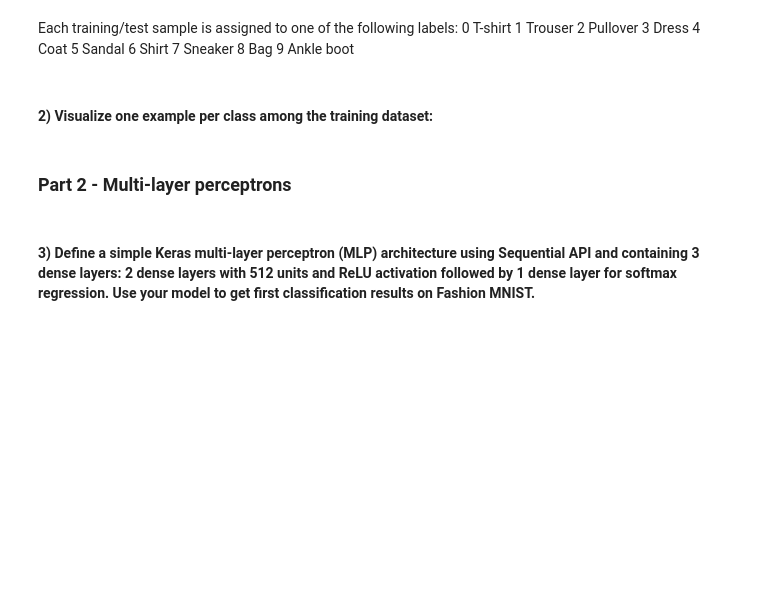
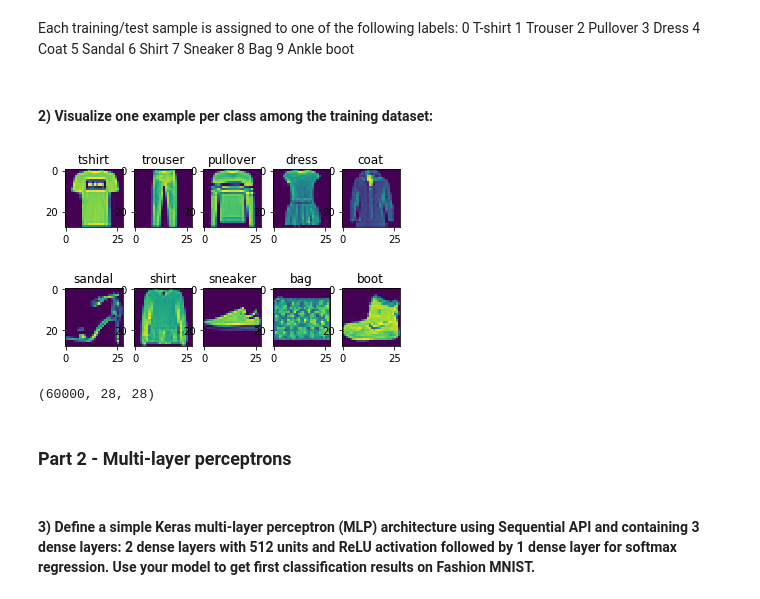
Before and after one commit to iqdecay/DeepLearning, a Jupyter notebook: LabSession5-CNN_Fashion-MNIST-student.ipynb, the cells around one changed output. Cells and saved outputs as stored; diff of their text form; code cells hidden in the pictures; blank space fills up the shorter version.

```diff
--- a/LabSession5-CNN_Fashion-MNIST-student.ipynb
+++ b/LabSession5-CNN_Fashion-MNIST-student.ipynb
@@ -40,3 +54,17 @@ import matplotlib.pyplot as plt
+# %%
+for i in range(10):
+    plt.subplot(2, 5,i+1)
+    sample = x_train[y_train==i][0]
+    plt.imshow(sample)
+    plt.title(class_names[i])
+
+plt.show()
+
+
+print(x_train.shape)
+# %% [output]
+[figure, added]
+(60000, 28, 28)
 # %% [markdown]
 ### Part 2 - Multi-layer perceptrons
 # %% [markdown]
```
Also changed, not shown: parts of 11 cells of this notebook.
